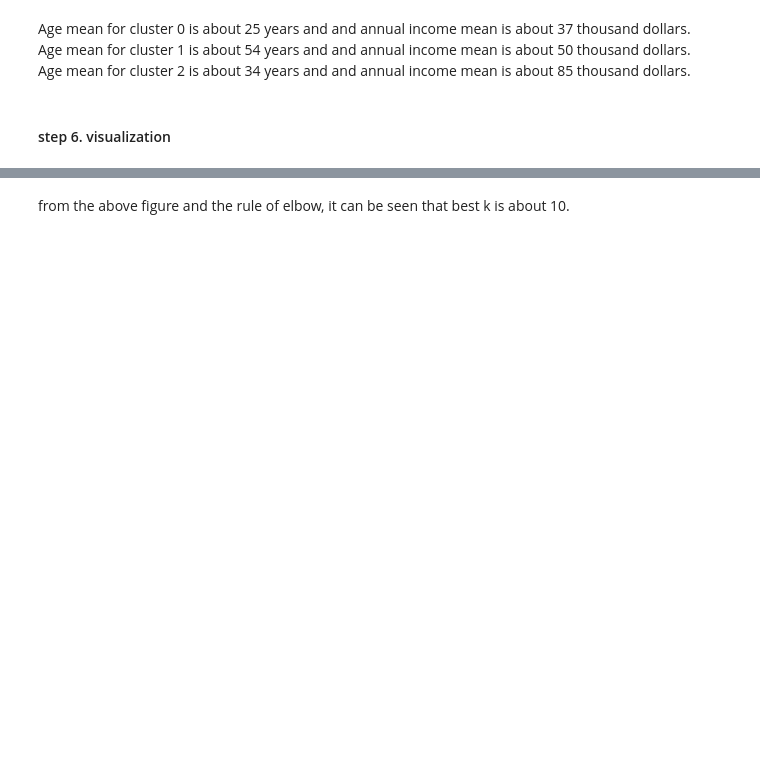
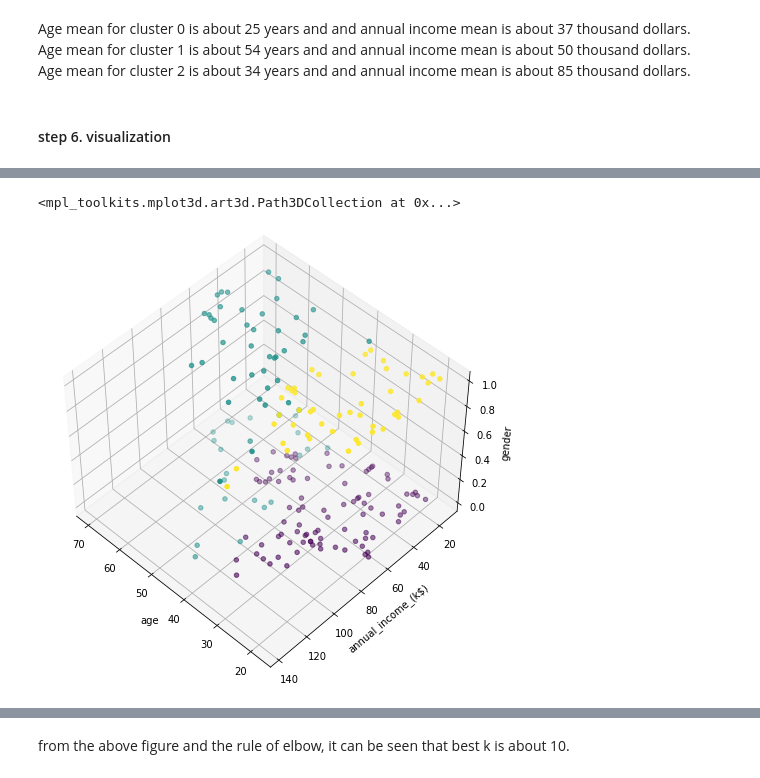
Before and after one commit to SadeghPouriyanZadeh/heart_disease_prediction, a Jupyter notebook: clustering.ipynb, the cells around one changed output, grey strips where cells are left out. Drawn from its saved outputs; the diff is of its cells as text; code cells hidden in the pictures; blank space fills up the shorter version.

```diff
--- a/clustering.ipynb
+++ b/clustering.ipynb
@@ -118,0 +134,20 @@ import seaborn as sns
+# %%
+fig = plt.figure(1, figsize=(8, 6))
+plt.clf()
+ax = Axes3D(fig, rect=[0, 0, 0.95, 1], elev=48, azim=134, auto_add_to_figure=False)
+fig.add_axes(ax)
+plt.cla()
+
+ax.set_xlabel("age")
+ax.set_ylabel("annual_income_(k$)")
+ax.set_zlabel("gender")
+
+ax.scatter(
+    df_customers["age"],
+    df_customers["annual_income_(k$)"],
+    df_customers["gender"],
+    c=labels.astype(float),
+)
+# %% [output]
+<mpl_toolkits.mplot3d.art3d.Path3DCollection at 0x...>
+[figure, added]
```
Also changed, not shown: parts of 7 cells of this notebook.
